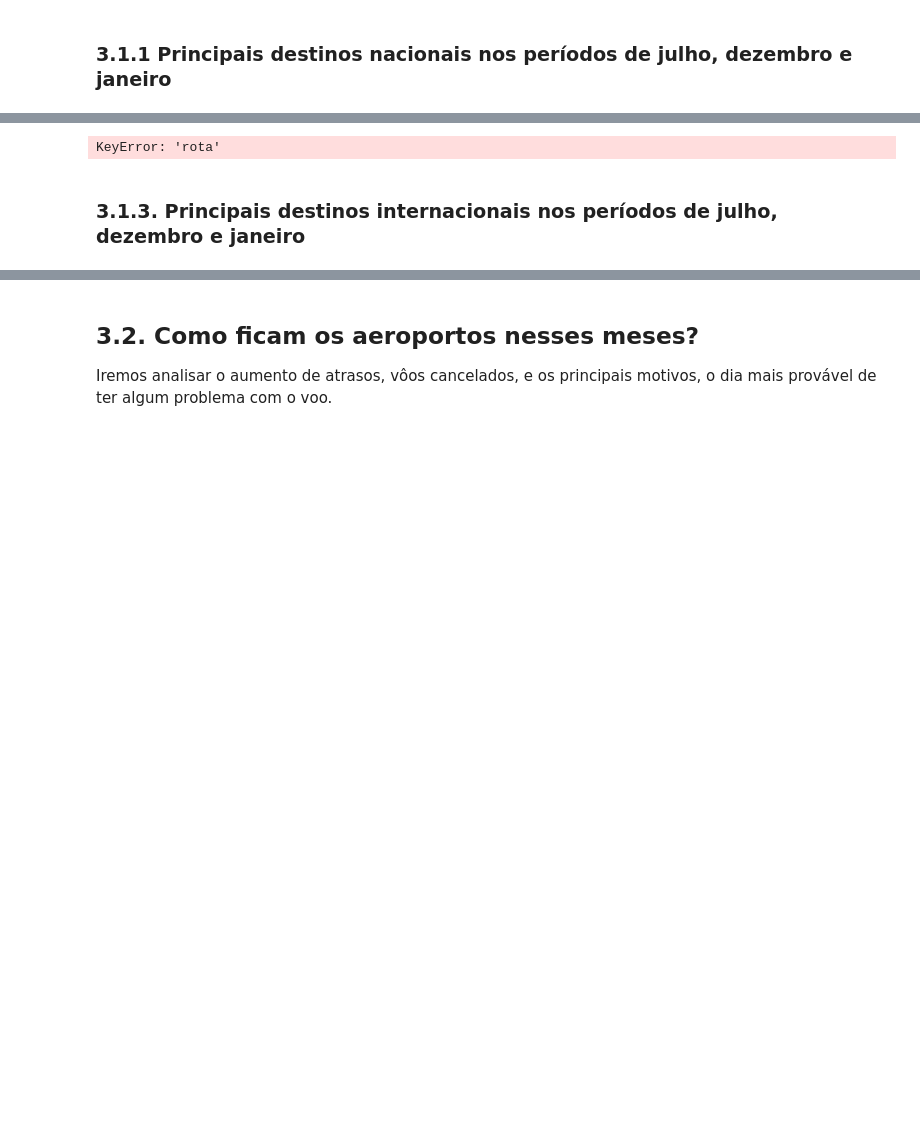
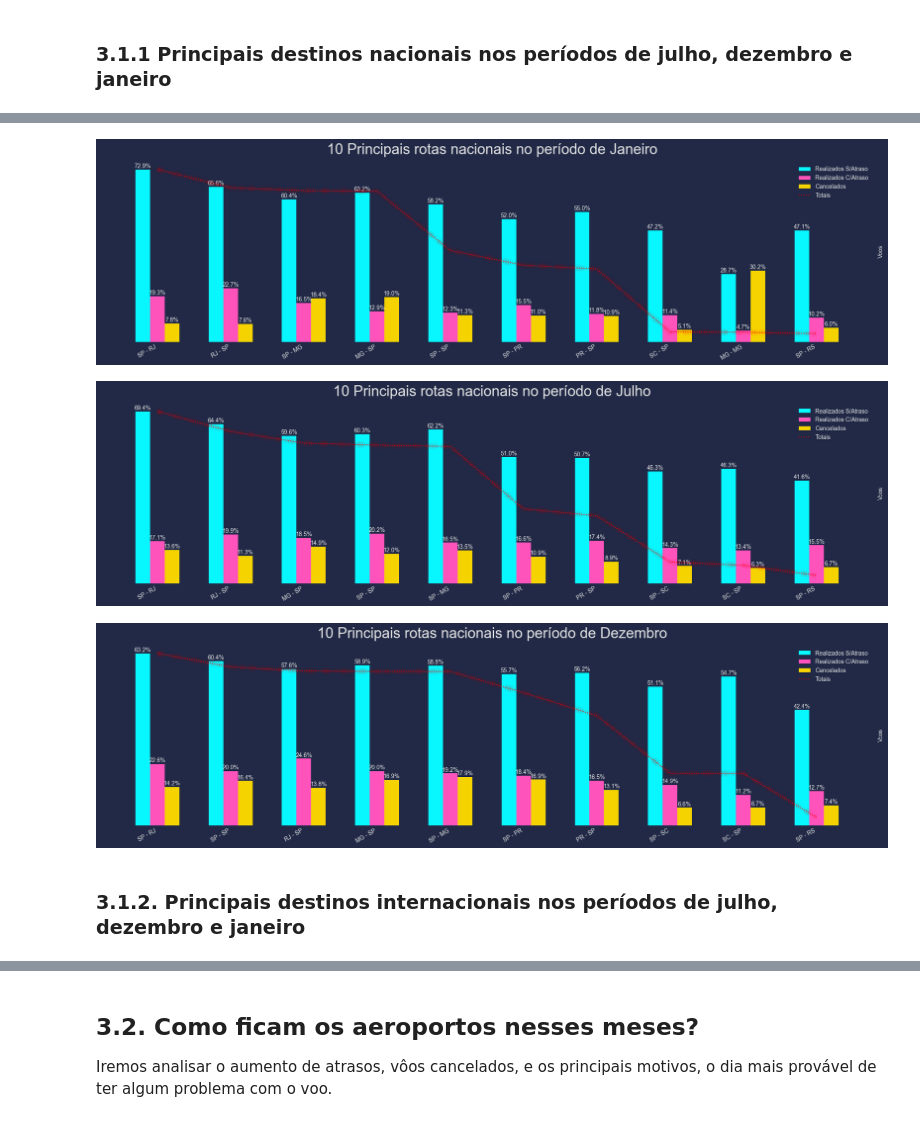
Before and after one commit to rderoncio/a3_bigdata_analisedados, a Jupyter notebook: A3/anac_análise_exploratória.ipynb, the cells around one changed output, grey strips where cells are left out. Saved outputs shown, nothing was run; the diff lists cells and outputs as text; code cells hidden in the pictures; blank space fills up the shorter version.

```diff
--- a/A3/anac_análise_exploratória.ipynb
+++ b/A3/anac_análise_exploratória.ipynb
@@ -436,15 +449,17 @@ for periodo in periodos:
 # %%
 # Plot
 for periodo in AnacVoos.periodo_ferias():
     Plot.periodo_ferias_tipo_linha(
-        dataframe=nacionais.query("periodo_ferias == @periodo").nlargest(10, 'voos').reset_index(drop=True),
+        dataframe=nacionais.query("periodo_ferias == @periodo"),
         periodo_ferias=periodo,
         grid=False,
         context='cyberpunk',
         figsize=(19, 10),
-        suptitle=f'10 Principais destinos nacionais no período de {periodo}.'
+        suptitle=f"10 Principais rotas nacionais no período de {periodo.title()}"
     )
 # %% [output]
-KeyError: 'rota'
+[figure, added]
+[figure, added]
+[figure, added]
 # %% [markdown]
-### 3.1.3. Principais destinos internacionais nos períodos de julho, dezembro e janeiro
+### 3.1.2. Principais destinos internacionais nos períodos de julho, dezembro e janeiro
```
Also changed, not shown: parts of 16 cells of this notebook, 1 other file.
